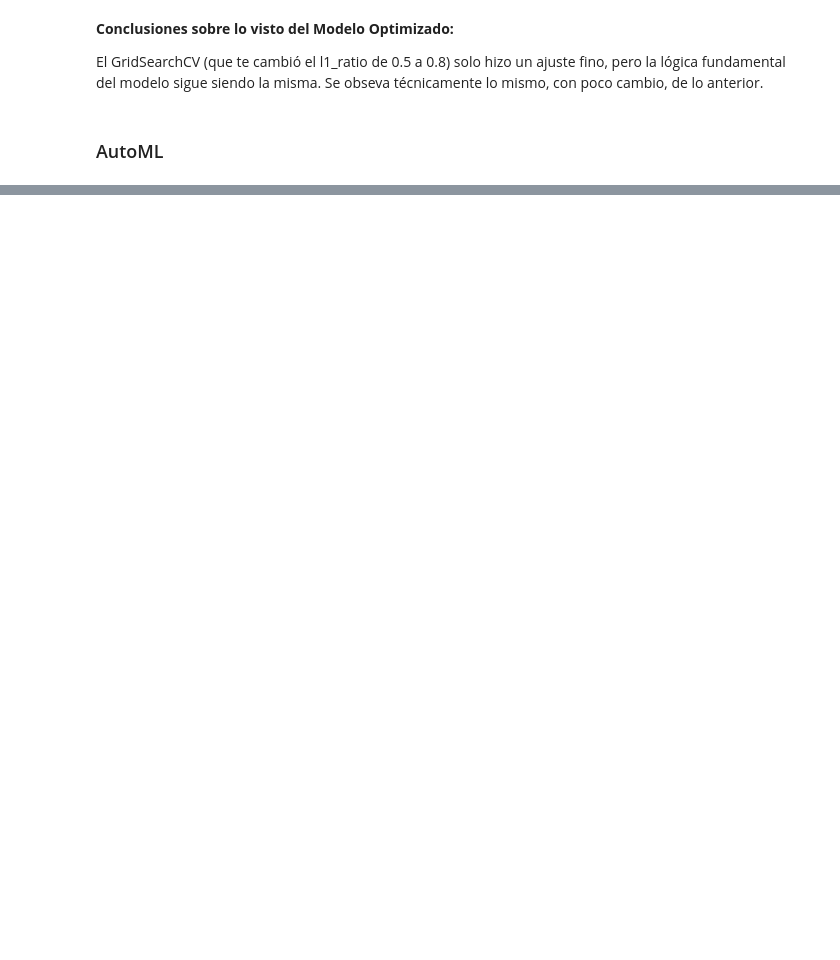
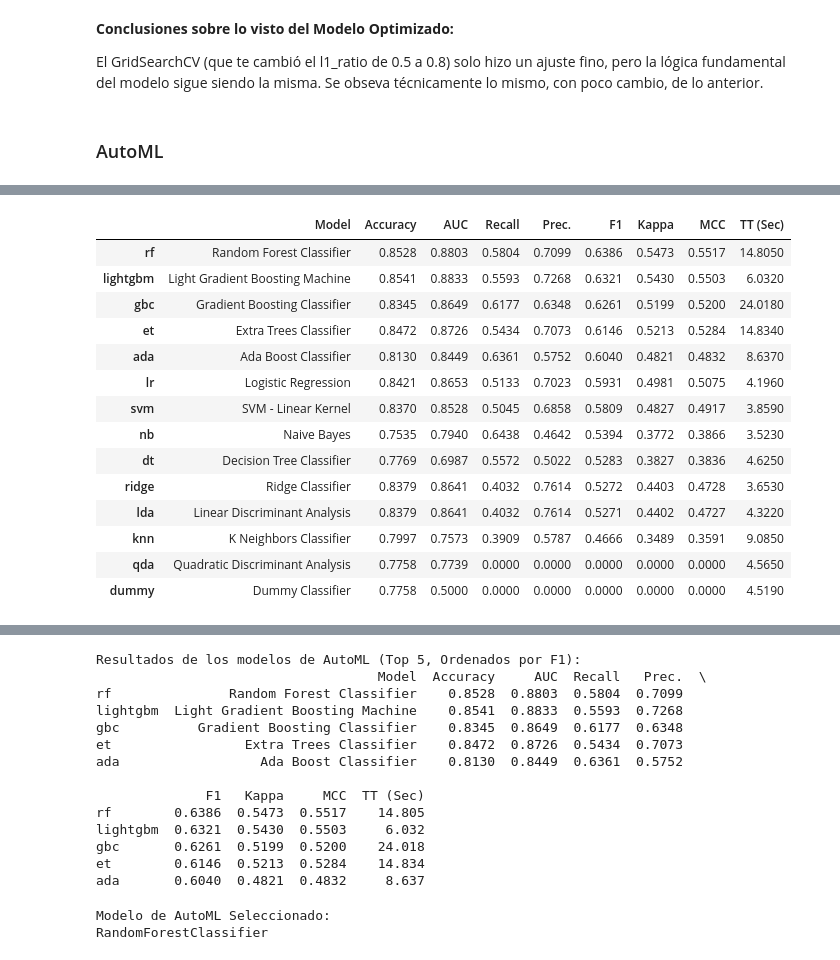
Before and after one commit to CaroRuiz92/AA1-TUIA-Ruiz-Quispe, a Jupyter notebook: TP-clasificacion-AA1.ipynb, the cells around one changed output, grey strips where cells are left out. Saved outputs shown, nothing was run; the diff lists cells and outputs as text; code cells hidden in the pictures; blank space fills up the shorter version.

Commit message:
Entrega hasta item 7 - SHAP y AutoML

```diff
--- a/TP-clasificacion-AA1.ipynb
+++ b/TP-clasificacion-AA1.ipynb
@@ -1050,0 +1088,9 @@ from pycaret.classification import setup, compare_models, finalize_model, predic
+# %%
+# Se comparan Modelos
+# Buscamos el mejor modelo ordenando por Recall F1 por el desbalanceado de categorías en la var. obj.
+best_model_pycaret = compare_models(sort='f1', n_select=1)
+
+results_df = pull()
+print("\nResultados de los modelos de AutoML (Top 5, Ordenados por F1):")
+print(results_df.head(5))
+# %% [output]
@@ -1050,0 +1098,15 @@ from pycaret.classification import setup, compare_models, finalize_model, predic
+|  | Model | Accuracy | AUC | Recall | Prec. | F1 | Kappa | MCC | TT (Sec) |
+| rf | Random Forest Classifier | 0.8528 | 0.8803 | 0.5804 | 0.7099 | 0.6386 | 0.5473 | 0.5517 | 14.8050 |
+| lightgbm | Light Gradient Boosting Machine | 0.8541 | 0.8833 | 0.5593 | 0.7268 | 0.6321 | 0.5430 | 0.5503 | 6.0320 |
+| gbc | Gradient Boosting Classifier | 0.8345 | 0.8649 | 0.6177 | 0.6348 | 0.6261 | 0.5199 | 0.5200 | 24.0180 |
+| et | Extra Trees Classifier | 0.8472 | 0.8726 | 0.5434 | 0.7073 | 0.6146 | 0.5213 | 0.5284 | 14.8340 |
+| ada | Ada Boost Classifier | 0.8130 | 0.8449 | 0.6361 | 0.5752 | 0.6040 | 0.4821 | 0.4832 | 8.6370 |
+| lr | Logistic Regression | 0.8421 | 0.8653 | 0.5133 | 0.7023 | 0.5931 | 0.4981 | 0.5075 | 4.1960 |
+| svm | SVM - Linear Kernel | 0.8370 | 0.8528 | 0.5045 | 0.6858 | 0.5809 | 0.4827 | 0.4917 | 3.8590 |
+| nb | Naive Bayes | 0.7535 | 0.7940 | 0.6438 | 0.4642 | 0.5394 | 0.3772 | 0.3866 | 3.5230 |
+| dt | Decision Tree Classifier | 0.7769 | 0.6987 | 0.5572 | 0.5022 | 0.5283 | 0.3827 | 0.3836 | 4.6250 |
+| ridge | Ridge Classifier | 0.8379 | 0.8641 | 0.4032 | 0.7614 | 0.5272 | 0.4403 | 0.4728 | 3.6530 |
+| lda | Linear Discriminant Analysis | 0.8379 | 0.8641 | 0.4032 | 0.7614 | 0.5271 | 0.4402 | 0.4727 | 4.3220 |
+| knn | K Neighbors Classifier | 0.7997 | 0.7573 | 0.3909 | 0.5787 | 0.4666 | 0.3489 | 0.3591 | 9.0850 |
+| qda | Quadratic Discriminant Analysis | 0.7758 | 0.7739 | 0.0000 | 0.0000 | 0.0000 | 0.0000 | 0.0000 | 4.5650 |
+| dummy | Dummy Classifier | 0.7758 | 0.5000 | 0.0000 | 0.0000 | 0.0000 | 0.0000 | 0.0000 | 4.5190 |
@@ -1050,0 +1114,21 @@ from pycaret.classification import setup, compare_models, finalize_model, predic
+Resultados de los modelos de AutoML (Top 5, Ordenados por F1):
+                                    Model  Accuracy     AUC  Recall   Prec.  \
+rf               Random Forest Classifier    0.8528  0.8803  0.5804  0.7099
+lightgbm  Light Gradient Boosting Machine    0.8541  0.8833  0.5593  0.7268
+gbc          Gradient Boosting Classifier    0.8345  0.8649  0.6177  0.6348
+et                 Extra Trees Classifier    0.8472  0.8726  0.5434  0.7073
+ada                  Ada Boost Classifier    0.8130  0.8449  0.6361  0.5752
+
+              F1   Kappa     MCC  TT (Sec)
+rf        0.6386  0.5473  0.5517    14.805
+lightgbm  0.6321  0.5430  0.5503     6.032
+gbc       0.6261  0.5199  0.5200    24.018
+et        0.6146  0.5213  0.5284    14.834
+ada       0.6040  0.4821  0.4832     8.637
+# %%
+# Obtener el mejor modelo (para analizarlo)
+print("Modelo de AutoML Seleccionado:")
+print(type(best_model_pycaret).__name__)
+# %% [output]
+Modelo de AutoML Seleccionado:
+RandomForestClassifier
```
Also changed, not shown: parts of 27 cells of this notebook.
